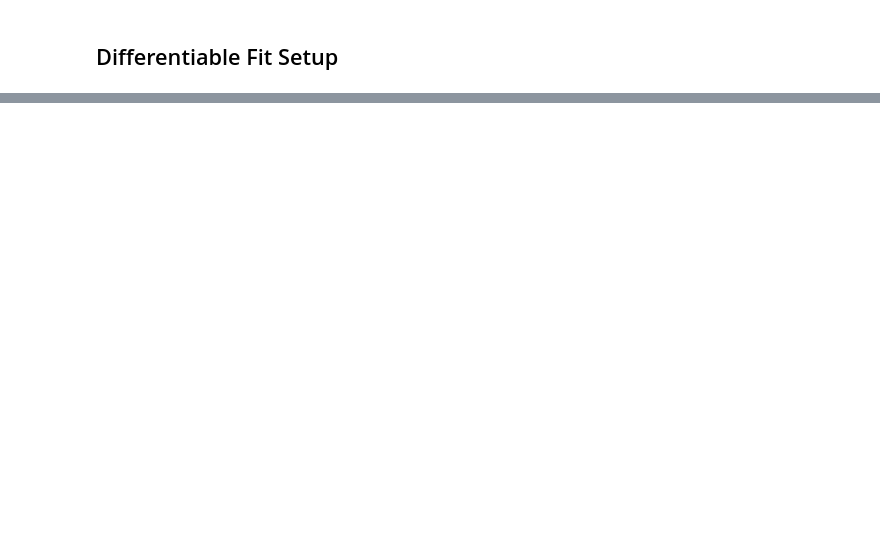
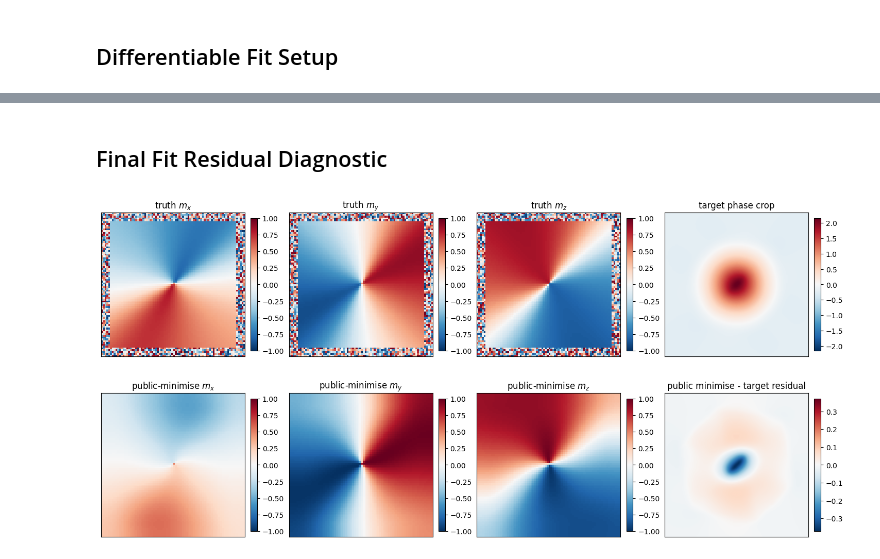
Before and after one commit to LiberTEM/LiberTEM-holo, a Jupyter notebook: notebooks/MBIR/neuralmag_cube_surface_fit.ipynb, the cells around one changed output, grey strips where cells are left out. Drawn from its saved outputs; the diff is of its cells as text; code cells hidden in the pictures; blank space fills up the shorter version.

```diff
--- a/notebooks/MBIR/neuralmag_cube_surface_fit.ipynb
+++ b/notebooks/MBIR/neuralmag_cube_surface_fit.ipynb
@@ -690,12 +1030,0 @@ Truth width: 5 nm, truth Msat: 100 kA/m
-# %%
-fig, ax = plt.subplots(figsize=(6.3, 4.8), constrained_layout=True)
-extent = [width_grid_nm[0], width_grid_nm[-1], msat_grid_a_per_m[0] / 1e3, msat_grid_a_per_m[-1] / 1e3]
-im = ax.imshow(loss_grid, origin="lower", aspect="auto", extent=extent, cmap="magma")
-ax.scatter([truth_surface_width_nm], [truth_surface_msat_a_per_m / 1e3], marker="x", s=80, color="cyan", label="truth")
-ax.scatter([best_grid_width_nm], [best_grid_msat_a_per_m / 1e3], marker="o", s=50, facecolors="none", edgecolors="white", label="best grid")
-ax.set_xlabel("surface width per face (nm)")
-ax.set_ylabel("surface Msat (kA/m)")
-ax.set_title("Tilted phase RMS loss plane")
-ax.legend(loc="best")
-fig.colorbar(im, ax=ax, label="mean-subtracted RMS (rad)")
-plt.show()
@@ -899,0 +1462,39 @@ plt.show()
+# %% [markdown]
+## Final Fit Residual Diagnostic
+# %%
+target_crop_centered = target_phase_crop - target_phase_crop.mean()
+public_phase_crop_centered = public_phase_crop - public_phase_crop.mean()
+public_residual_crop = public_phase_crop_centered - target_crop_centered
+public_phase_lim = max(np.max(np.abs(target_crop_centered)), np.max(np.abs(public_phase_crop_centered)), 1e-12)
+public_resid_lim = max(np.max(np.abs(public_residual_crop)), 1e-12)
+
+fig, axs = plt.subplots(2, 4, figsize=(14.5, 7.0), constrained_layout=True)
+mid = n // 2
+for ax, image, title in [
+    (axs[0, 0], truth_m_cell[:, :, mid, 0].T, "truth $m_x$"),
+    (axs[0, 1], truth_m_cell[:, :, mid, 1].T, "truth $m_y$"),
+    (axs[0, 2], truth_m_cell[:, :, mid, 2].T, "truth $m_z$"),
+    (axs[1, 0], public_m_cell[:, :, mid, 0].T, "public-minimise $m_x$"),
+    (axs[1, 1], public_m_cell[:, :, mid, 1].T, "public-minimise $m_y$"),
+    (axs[1, 2], public_m_cell[:, :, mid, 2].T, "public-minimise $m_z$"),
+]:
+    im = ax.imshow(image, cmap="RdBu_r", vmin=-1.0, vmax=1.0)
+    ax.set_title(title)
+    ax.set_xticks([])
+    ax.set_yticks([])
+    fig.colorbar(im, ax=ax, fraction=0.046, pad=0.04)
+
+im = axs[0, 3].imshow(target_crop_centered, cmap="RdBu_r", vmin=-public_phase_lim, vmax=public_phase_lim)
+axs[0, 3].set_title("target phase crop")
+axs[0, 3].set_xticks([])
+axs[0, 3].set_yticks([])
+fig.colorbar(im, ax=axs[0, 3], fraction=0.046, pad=0.04)
+
+im = axs[1, 3].imshow(public_residual_crop, cmap="RdBu_r", vmin=-public_resid_lim, vmax=public_resid_lim)
+axs[1, 3].set_title("public minimise - target residual")
+axs[1, 3].set_xticks([])
+axs[1, 3].set_yticks([])
+fig.colorbar(im, ax=axs[1, 3], fraction=0.046, pad=0.04)
+plt.show()
+# %% [output]
+[figure, added]
```
Also changed, not shown: parts of 22 cells of this notebook, 2 other files.
